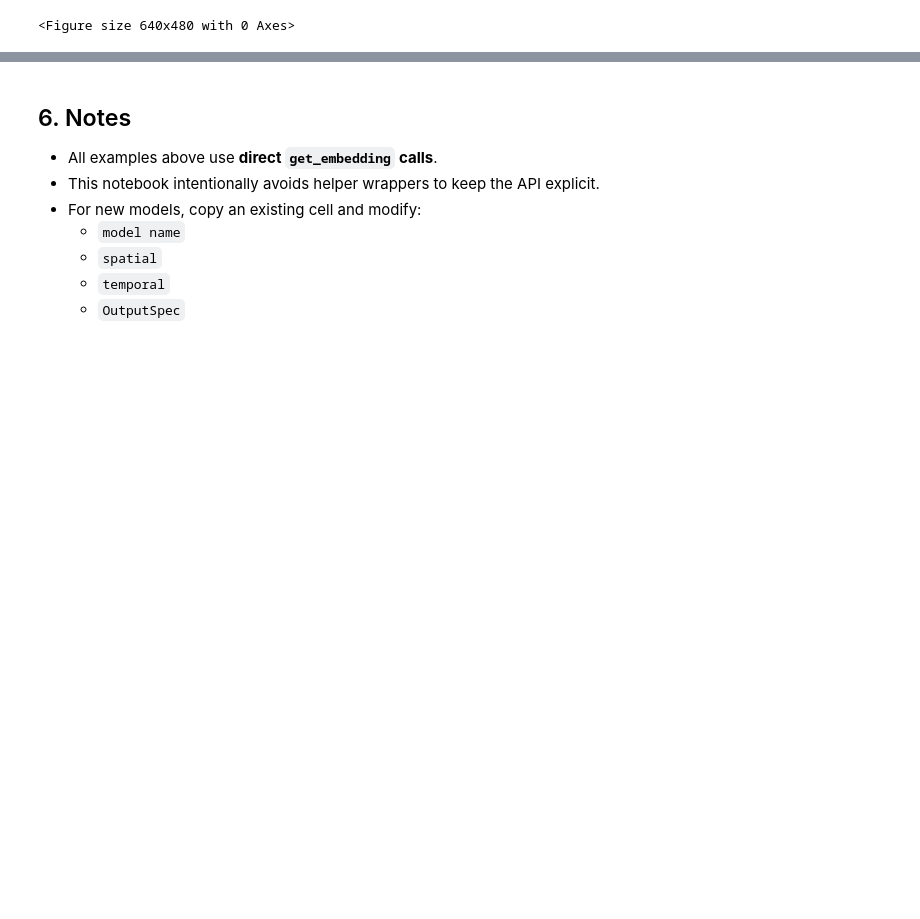
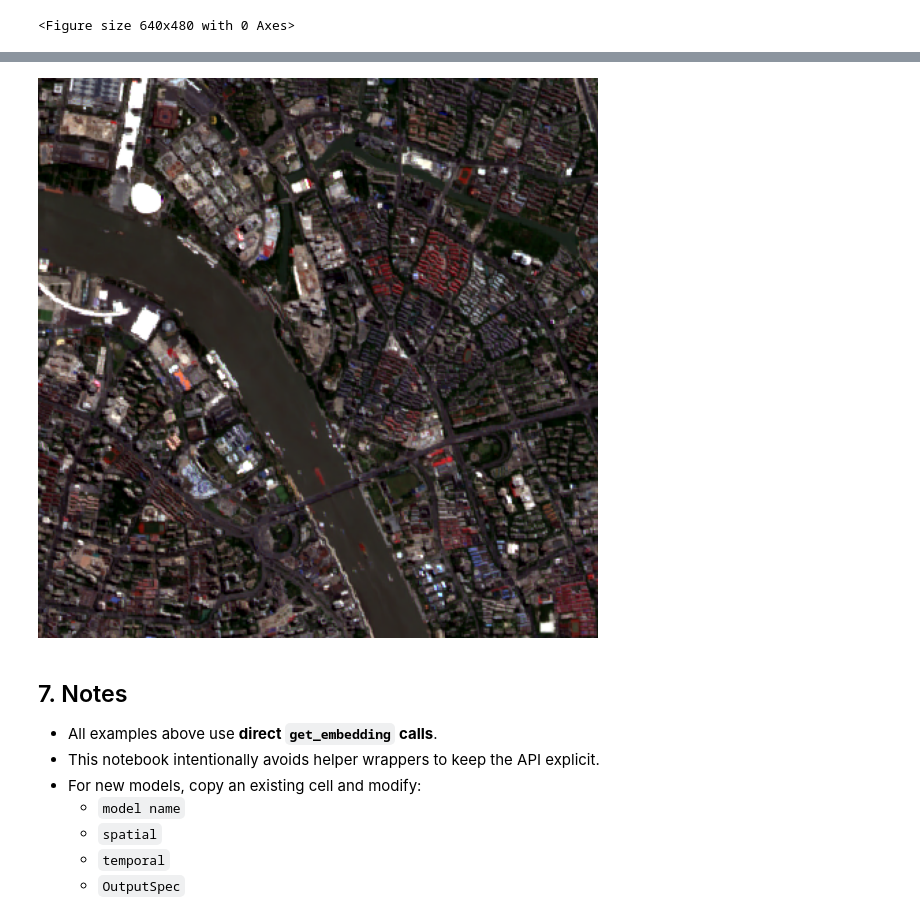
Before and after one commit to Dinghye/rs-embed, a Jupyter notebook: examples/playground.ipynb, the cells around one changed output, grey strips where cells are left out. Cells and saved outputs as stored; diff of their text form; code cells hidden in the pictures; blank space fills up the shorter version.

```diff
--- a/examples/playground.ipynb
+++ b/examples/playground.ipynb
@@ -271,0 +300,31 @@ data.shape: (768, 4, 4)
+# %%
+from pathlib import Path
+import os
+
+from rs_embed import SensorSpec, inspect_gee_patch
+
+save_dir = Path(os.getenv("RS_EMBED_CHECK_SAVE_DIR", "./_gee_checks")).resolve()
+save_dir.mkdir(parents=True, exist_ok=True)
+
+sensor = SensorSpec(
+    collection="COPERNICUS/S2_SR_HARMONIZED",
+    bands=("B4", "B3", "B2"),
+    scale_m=10,
+    cloudy_pct=10,
+    composite="median",
+    fill_value=0.0,
+    check_save_dir=str(save_dir),
+)
+
+check_out = inspect_gee_patch(
+    spatial=spatial_point,
+    temporal=TemporalSpec.range("2022-06-01", "2022-09-01"),
+    sensor=sensor,
+    value_range=(0, 10000),
+)
+
+print("ok:", check_out.get("ok"))
+report = check_out.get("report", {})
+for key in ["shape", "dtype", "nan_frac", "inf_frac", "fill_frac", "const_frac"]:
+    if key in report:
+        print(f"{key}: {report[key]}")
@@ -272,5 +382,15 @@ data.shape: (768, 4, 4)
+# %%
+artifacts = check_out.get("artifacts") or {}
+quicklook_path = artifacts.get("quicklook_rgb")
+if quicklook_path and Path(quicklook_path).exists():
+    from IPython.display import Image
+    display(Image(filename=quicklook_path))
+else:
+    print("quicklook not saved; artifacts:", artifacts)
+# %% [output]
+[figure, added]
 # %% [markdown]
-## 6. Notes
+## 7. Notes
 
 - All examples above use **direct `get_embedding` calls**.
 - This notebook intentionally avoids helper wrappers to keep the API explicit.
```
Also changed, not shown: parts of 9 cells of this notebook, 18 other files.
